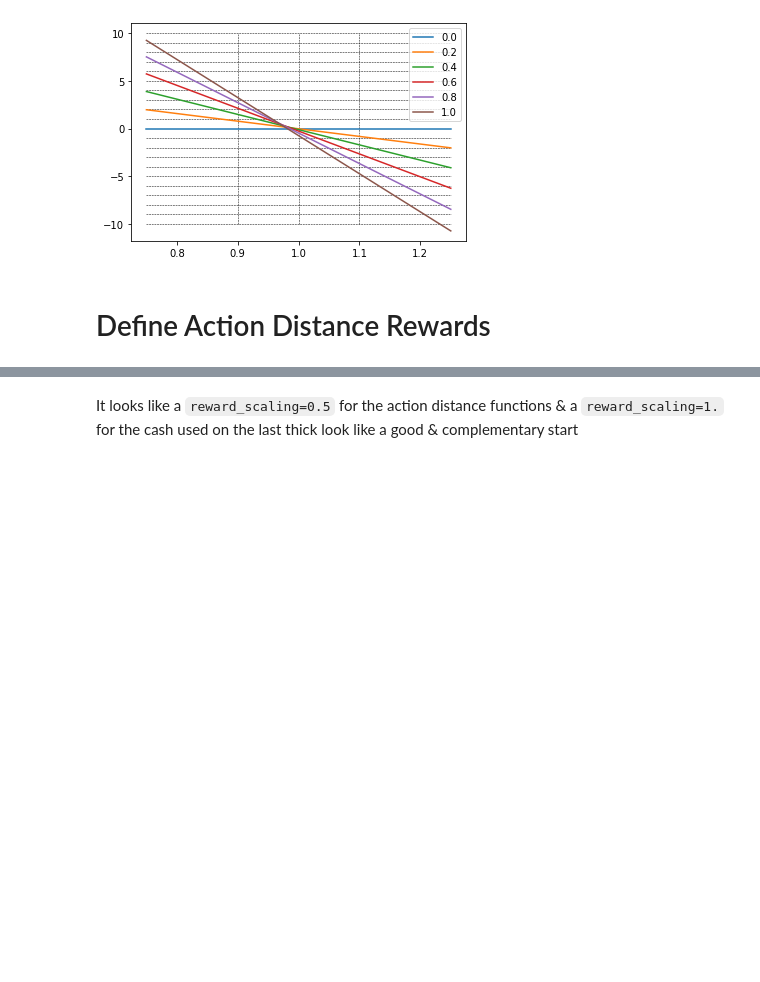
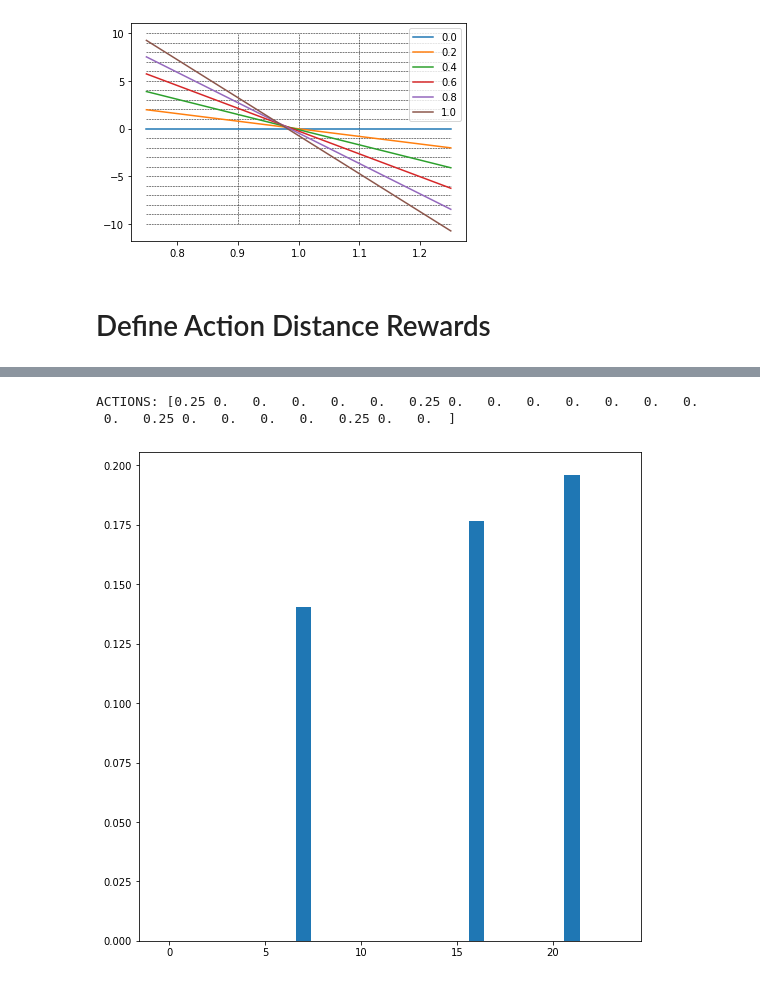
Before and after one commit to iusztinpaul/yacht, a Jupyter notebook: notebooks/opd_reward_functions.ipynb, the cells around one changed output, grey strips where cells are left out. Drawn from its saved outputs; the diff is of its cells as text; code cells hidden in the pictures; blank space fills up the shorter version.

```diff
--- a/notebooks/opd_reward_functions.ipynb
+++ b/notebooks/opd_reward_functions.ipynb
@@ -323,2 +327,6 @@ ACTIONS: [0.25 0.   0.   0.   0.   0.   0.25 0.   0.   0.   0.   0.   0.   0.
-# %% [markdown]
-It looks like a `reward_scaling=0.5` for the action distance functions & a `reward_scaling=1.` for the cash used on the last thick look like a good & complementary start
+# %%
+plot_reward_funcs(ACTIONS[3], action_distance_reward_scaling=1.5)
+# %% [output]
+ACTIONS: [0.25 0.   0.   0.   0.   0.   0.25 0.   0.   0.   0.   0.   0.   0.
+ 0.   0.25 0.   0.   0.   0.   0.25 0.   0.  ]
+[figure, added]
```
Also changed, not shown: parts of 6 cells of this notebook, 5 other files.
